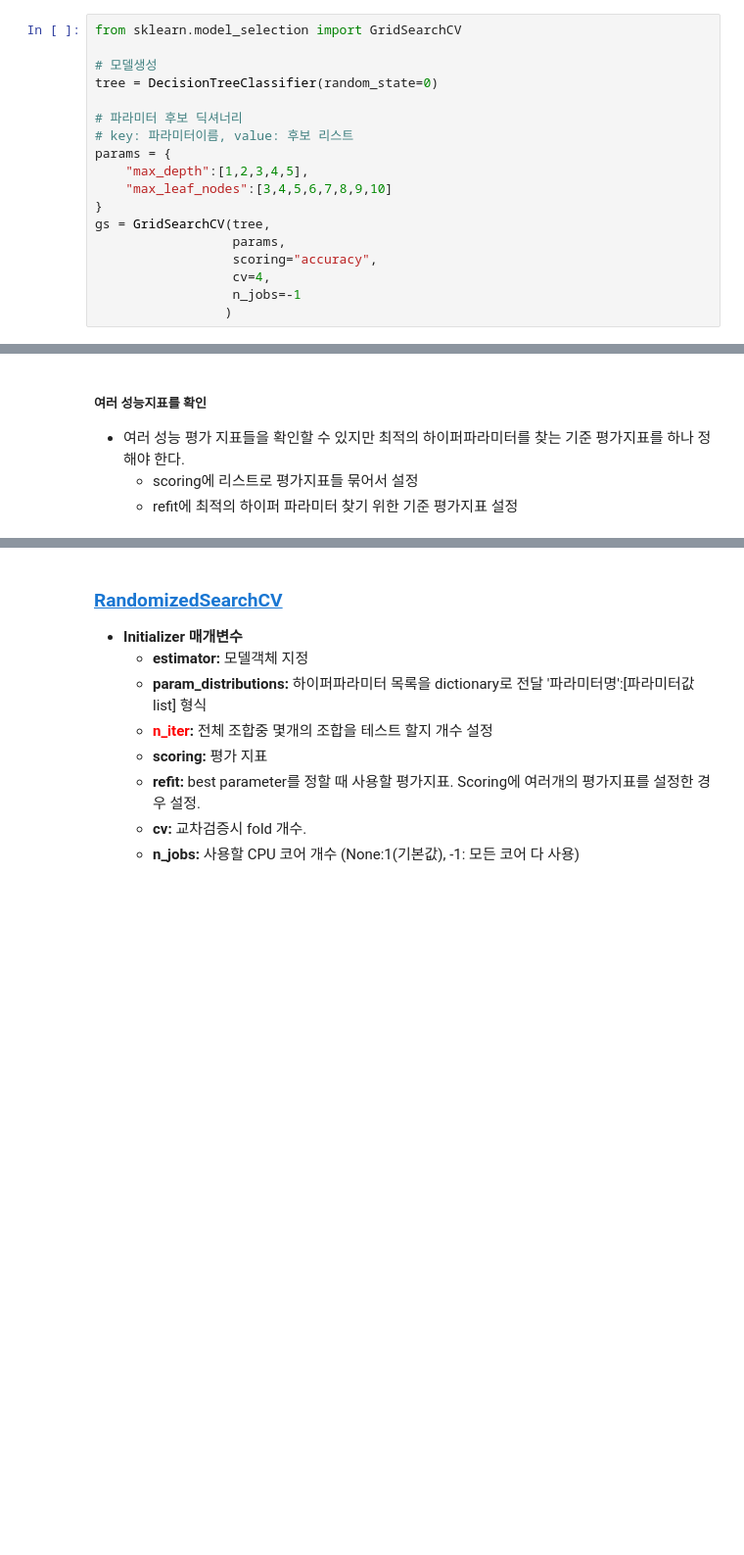
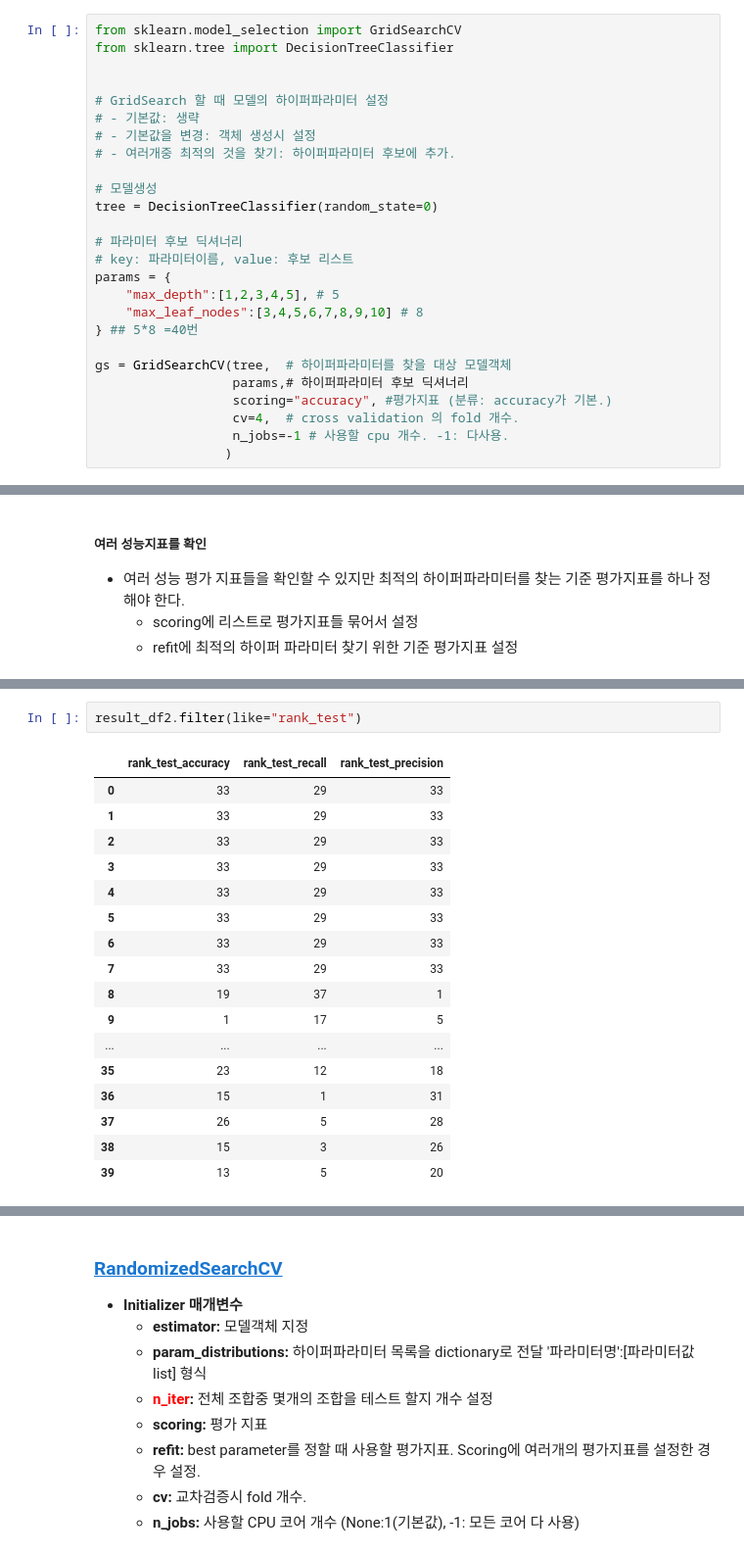
Before and after one commit to aaingyunii/Bootcamp_ML, a Jupyter notebook: 06_과적합_일반화_그리드서치_파이프라인.ipynb, the cells around one changed output, grey strips where cells are left out. Shown at 98% size. Drawn from its saved outputs; the diff is of its cells as text; blank space fills up the shorter version.

```diff
--- a/06_과적합_일반화_그리드서치_파이프라인.ipynb
+++ b/06_과적합_일반화_그리드서치_파이프라인.ipynb
@@ -298,6 +297,13 @@ result_df.plot()
     - **best_score_:** 가장 좋은 점수 반환한다.
 # %%
 from sklearn.model_selection import GridSearchCV
+from sklearn.tree import DecisionTreeClassifier
+
+
+# GridSearch 할 때 모델의 하이퍼파라미터 설정
+# - 기본값: 생략
+# - 기본값을 변경: 객체 생성시 설정
+# - 여러개중 최적의 것을 찾기: 하이퍼파라미터 후보에 추가.
 
 # 모델생성
 tree = DecisionTreeClassifier(random_state=0)
@@ -305,14 +311,15 @@ tree = DecisionTreeClassifier(random_state=0)
 # 파라미터 후보 딕셔너리
 # key: 파라미터이름, value: 후보 리스트
 params = {
-    "max_depth":[1,2,3,4,5],
-    "max_leaf_nodes":[3,4,5,6,7,8,9,10]
-}
-gs = GridSearchCV(tree,
-                  params,
-                  scoring="accuracy",
-                  cv=4,
-                  n_jobs=-1
+    "max_depth":[1,2,3,4,5], # 5
+    "max_leaf_nodes":[3,4,5,6,7,8,9,10] # 8
+} ## 5*8 =40번
+
+gs = GridSearchCV(tree,  # 하이퍼파라미터를 찾을 대상 모델객체
+                  params,# 하이퍼파라미터 후보 딕셔너리
+                  scoring="accuracy", #평가지표 (분류: accuracy가 기본.)
+                  cv=4,  # cross validation 의 fold 개수.
+                  n_jobs=-1 # 사용할 cpu 개수. -1: 다사용.
                  )
 # %%
 gs.fit(X_train, y_train)
@@ -373,2 +468,22 @@ result_df2
+# %%
+result_df2.filter(like="rank_test")
+# %% [output]
+|  | rank_test_accuracy | rank_test_recall | rank_test_precision |
+| 0 | 33 | 29 | 33 |
+| 1 | 33 | 29 | 33 |
+| 2 | 33 | 29 | 33 |
+| 3 | 33 | 29 | 33 |
+| 4 | 33 | 29 | 33 |
+| 5 | 33 | 29 | 33 |
+| 6 | 33 | 29 | 33 |
+| 7 | 33 | 29 | 33 |
+| 8 | 19 | 37 | 1 |
+| 9 | 1 | 17 | 5 |
+| ... | ... | ... | ... |
+| 35 | 23 | 12 | 18 |
+| 36 | 15 | 1 | 31 |
+| 37 | 26 | 5 | 28 |
+| 38 | 15 | 3 | 26 |
+| 39 | 13 | 5 | 20 |
 # %%
 result_df2.sort_values("rank_test_accuracy").head()
```
Also changed, not shown: parts of 81 cells of this notebook, 2 other files.
